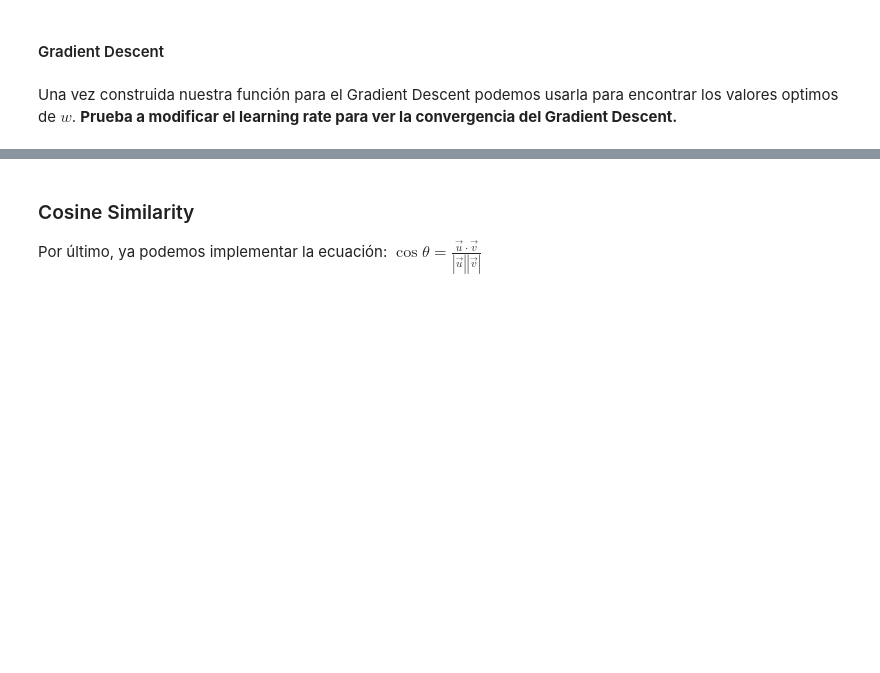
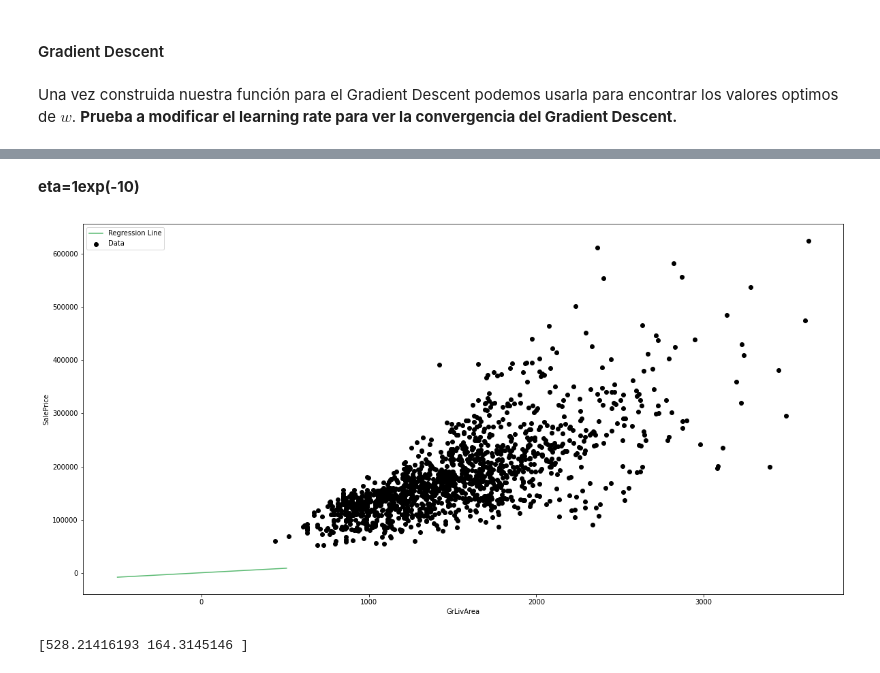
Before and after one commit to Vanitcode/Vanitcode-Practica_ALG, a Jupyter notebook: ALG00-MI-Practica.ipynb, the cells around one changed output, grey strips where cells are left out. Drawn from its saved outputs; the diff is of its cells as text; code cells hidden in the pictures; blank space fills up the shorter version.

```diff
--- a/ALG00-MI-Practica.ipynb
+++ b/ALG00-MI-Practica.ipynb
@@ -758,7 +758,7 @@ Una vez construida nuestra función para el Gradient Descent podemos usarla para
 import numpy as np
 
 # Learning rate
-eta = 0.0001
+eta = 0.0000000001
 
 # Número de iteraciones
 iterations = 2000 #No. of iterations
@@ -1053,4 +778,0 @@ web1_array, web2_array = set2vector(tokens_web1, tokens_web_2, set_web1, set_web
-# %% [markdown]
-### Cosine Similarity
-
-Por último, ya podemos implementar la ecuación: $\cos \theta = \frac{\overrightarrow{u} \cdot \overrightarrow{v}}{|\overrightarrow{u}||\overrightarrow{v}|}$
@@ -1129,0 +779,37 @@ similarity_ls = websites_sim(url_ls)
+# %% [markdown]
+**eta=1exp(-10)**
+# %%
+max_X = np.max(x) + 500
+min_X = np.min(x) - 500
+
+### Choose points evenly spaced between min_x in max_x
+reg_x = np.linspace(min_X, max_X, 1000)
+
+### Use the equation for our line to calculate y values
+reg_y = weights[-1][0] + weights[-1][1] * reg_x
+
+plt.plot(reg_x, reg_y, color='#58b970', label='Regression Line')
+plt.scatter(X, Y, c='k', label='Data')
+
+plt.xlabel('GrLivArea')
+plt.ylabel('SalePrice')
+plt.legend()
+plt.show()
+# %% [output]
+[figure, added]
+# %%
+# Learning rate
+eta = 0.000000001
+
+# Número de iteraciones
+iterations = 2000 #No. of iterations
+
+# Seed para inicializar w
+np.random.seed(123)
+w0 = np.random.rand(2)
+
+weights, loss = gradient_descent(x, y, w0, iterations, eta)
+
+print(weights[-1])
+# %% [output]
+[528.21416193 164.3145146 ]
```
Also changed, not shown: parts of 20 cells of this notebook.
